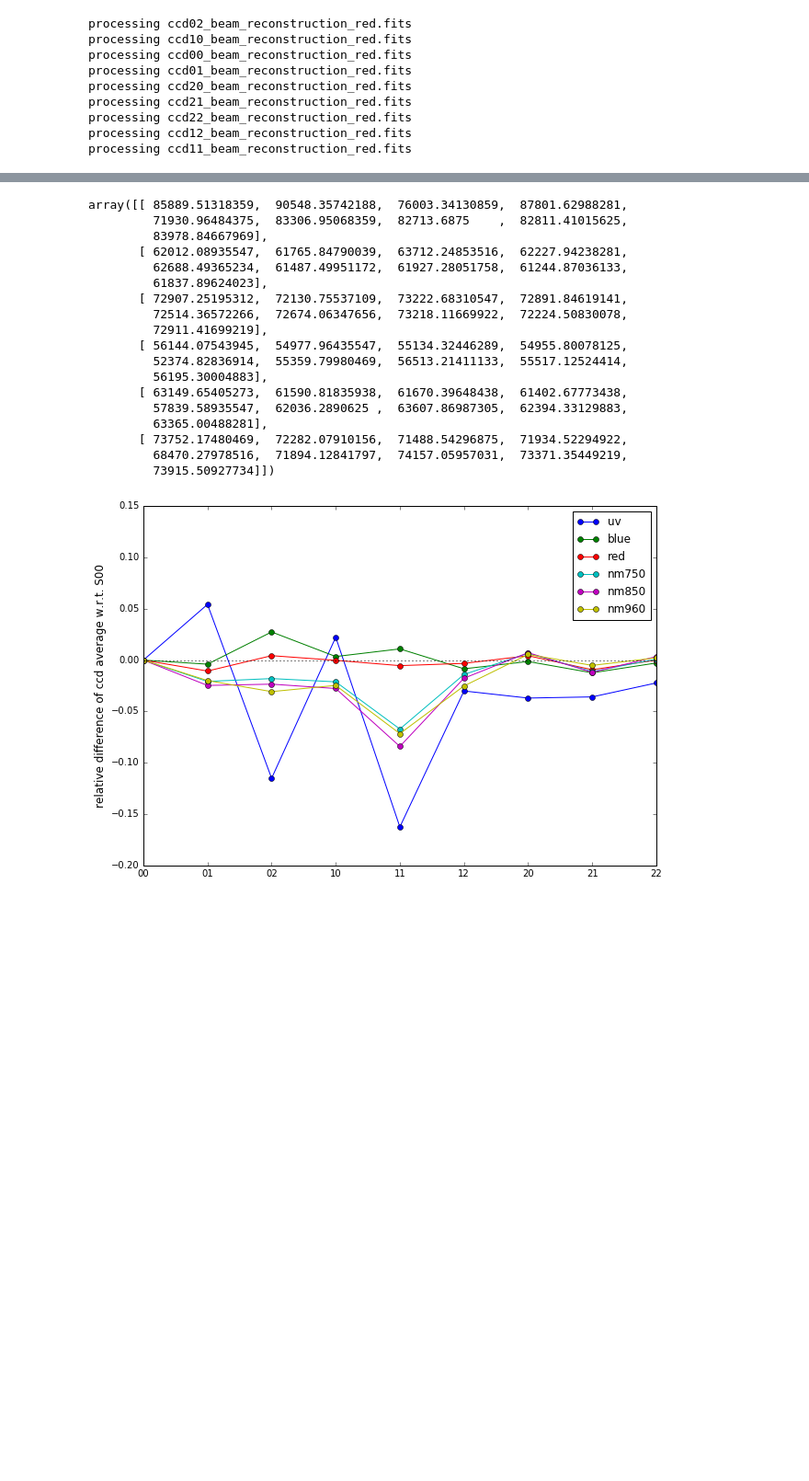
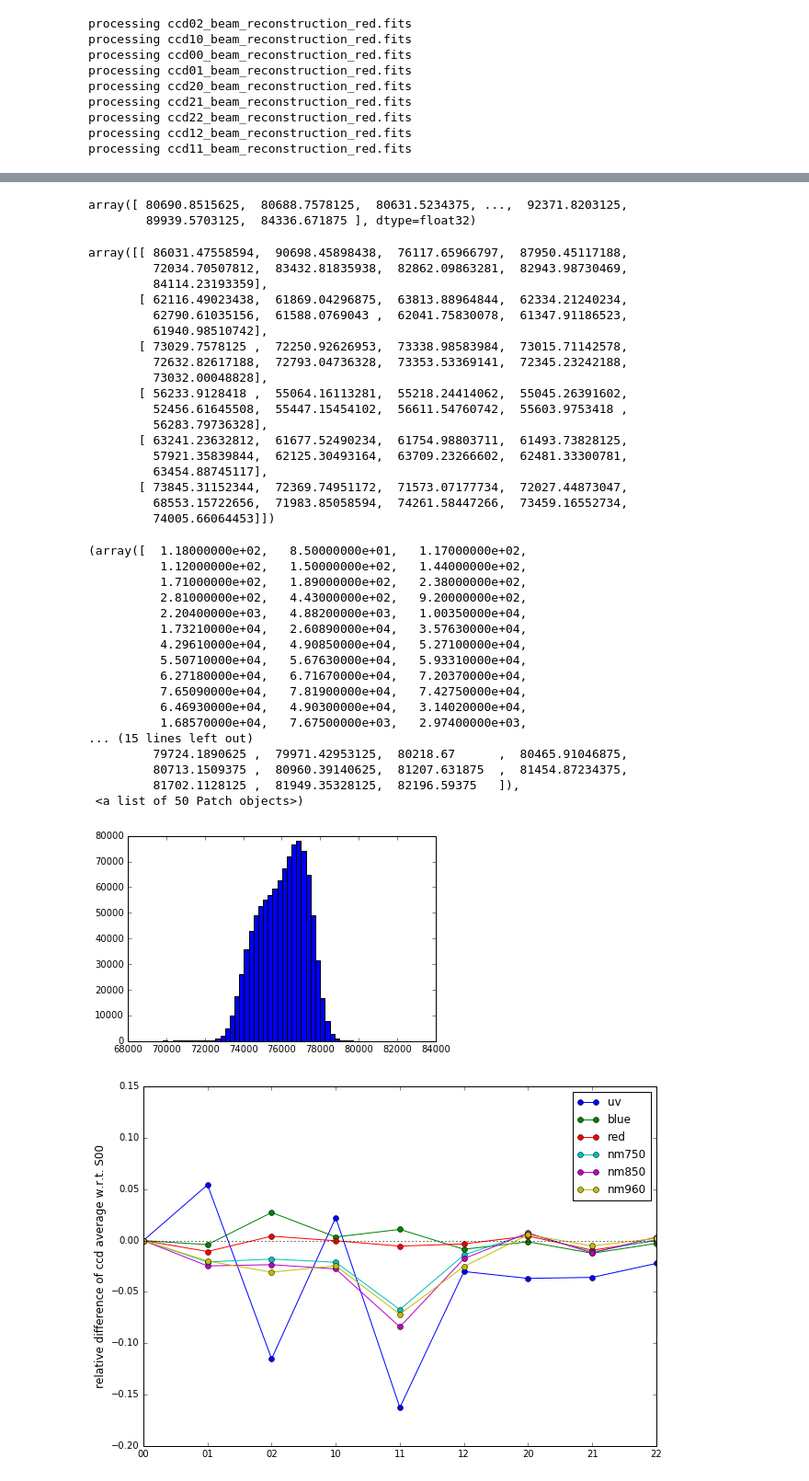
Before and after one commit to lsst-camera-dh/ccob-wb, a Jupyter notebook: notebooks/make_beam_average.ipynb, the cells around one changed output, grey strips where cells are left out. Shown at 92% size. Drawn from its saved outputs; the diff is of its cells as text; code cells hidden in the pictures; blank space fills up the shorter version.

```diff
--- a/notebooks/make_beam_average.ipynb
+++ b/notebooks/make_beam_average.ipynb
@@ -156,4 +123,11 @@ plt.colorbar()
+# %%
+from scipy.stats import sigmaclip
+sigmaclip(seg.getArrays()[0], low=5., high=5.)[0]
+# %% [output]
+array([ 80690.8515625,  80688.7578125,  80631.5234375, ...,  92371.8203125,
+        89939.5703125,  84336.671875 ], dtype=float32)
 # %%
+
 led_names = ['uv', 'blue', 'red', 'nm750', 'nm850','nm960']
 avg = np.zeros((len(led_names),len(slot_names)))
 for j,led in enumerate(led_names):
@@ -162,28 +136,49 @@ for j,led in enumerate(led_names):
         beam = sensorTest.MaskedCCD(os.path.join(config['tmp_dir'],fits_files_dict_corr[slot]))
         for amp in 1+np.arange(15):
             seg = beam.unbiased_and_trimmed_image(amp)
-            avg[j][i]+=np.mean(seg.getArrays()[0])
+            avg[j][i]+=np.mean(sigmaclip(seg.getArrays()[0], low=5., high=5.)[0])
         avg[j][i]=avg[j][i]/16.
 avg
 # %% [output]
-array([[ 85889.51318359,  90548.35742188,  76003.34130859,  87801.62988281,
-         71930.96484375,  83306.95068359,  82713.6875    ,  82811.41015625,
-         83978.84667969],
-       [ 62012.08935547,  61765.84790039,  63712.24853516,  62227.94238281,
-         62688.49365234,  61487.49951172,  61927.28051758,  61244.87036133,
-         61837.89624023],
-       [ 72907.25195312,  72130.75537109,  73222.68310547,  72891.84619141,
-         72514.36572266,  72674.06347656,  73218.11669922,  72224.50830078,
-         72911.41699219],
-       [ 56144.07543945,  54977.96435547,  55134.32446289,  54955.80078125,
-         52374.82836914,  55359.79980469,  56513.21411133,  55517.12524414,
-         56195.30004883],
-       [ 63149.65405273,  61590.81835938,  61670.39648438,  61402.67773438,
-         57839.58935547,  62036.2890625 ,  63607.86987305,  62394.33129883,
-         63365.00488281],
-       [ 73752.17480469,  72282.07910156,  71488.54296875,  71934.52294922,
-         68470.27978516,  71894.12841797,  74157.05957031,  73371.35449219,
-         73915.50927734]])
+array([[ 86031.47558594,  90698.45898438,  76117.65966797,  87950.45117188,
+         72034.70507812,  83432.81835938,  82862.09863281,  82943.98730469,
+         84114.23193359],
+       [ 62116.49023438,  61869.04296875,  63813.88964844,  62334.21240234,
+         62790.61035156,  61588.0769043 ,  62041.75830078,  61347.91186523,
+         61940.98510742],
+       [ 73029.7578125 ,  72250.92626953,  73338.98583984,  73015.71142578,
+         72632.82617188,  72793.04736328,  73353.53369141,  72345.23242188,
+         73032.00048828],
+       [ 56233.9128418 ,  55064.16113281,  55218.24414062,  55045.26391602,
+         52456.61645508,  55447.15454102,  56611.54760742,  55603.9753418 ,
+         56283.79736328],
+       [ 63241.23632812,  61677.52490234,  61754.98803711,  61493.73828125,
+         57921.35839844,  62125.30493164,  63709.23266602,  62481.33300781,
+         63454.88745117],
+       [ 73845.31152344,  72369.74951172,  71573.07177734,  72027.44873047,
+         68553.15722656,  71983.85058594,  74261.58447266,  73459.16552734,
+         74005.66064453]])
+# %%
+plt.hist(sigmaclip(seg.getArrays()[0], low=5., high=5.)[0].flatten(), bins=50)
+# %% [output]
+(array([  1.18000000e+02,   8.50000000e+01,   1.17000000e+02,
+          1.12000000e+02,   1.50000000e+02,   1.44000000e+02,
+          1.71000000e+02,   1.89000000e+02,   2.38000000e+02,
+          2.81000000e+02,   4.43000000e+02,   9.20000000e+02,
+          2.20400000e+03,   4.88200000e+03,   1.00350000e+04,
+          1.73210000e+04,   2.60890000e+04,   3.57630000e+04,
+          4.29610000e+04,   4.90850000e+04,   5.27100000e+04,
+          5.50710000e+04,   5.67630000e+04,   5.93310000e+04,
+          6.27180000e+04,   6.71670000e+04,   7.20370000e+04,
+          7.65090000e+04,   7.81900000e+04,   7.42750000e+04,
+          6.46930000e+04,   4.90300000e+04,   3.14020000e+04,
+          1.68570000e+04,   7.67500000e+03,   2.97400000e+03,
+... (15 lines left out)
+         79724.1890625 ,  79971.42953125,  80218.67      ,  80465.91046875,
+         80713.1509375 ,  80960.39140625,  81207.631875  ,  81454.87234375,
+         81702.1128125 ,  81949.35328125,  82196.59375   ]),
+ <a list of 50 Patch objects>)
+[figure, added]
 # %%
 fig, ax = plt.subplots(nrows=1, ncols=1, figsize=(10,7))
 for i,led in enumerate(led_names):
```
Also changed, not shown: parts of 8 cells of this notebook, 5 other files.
